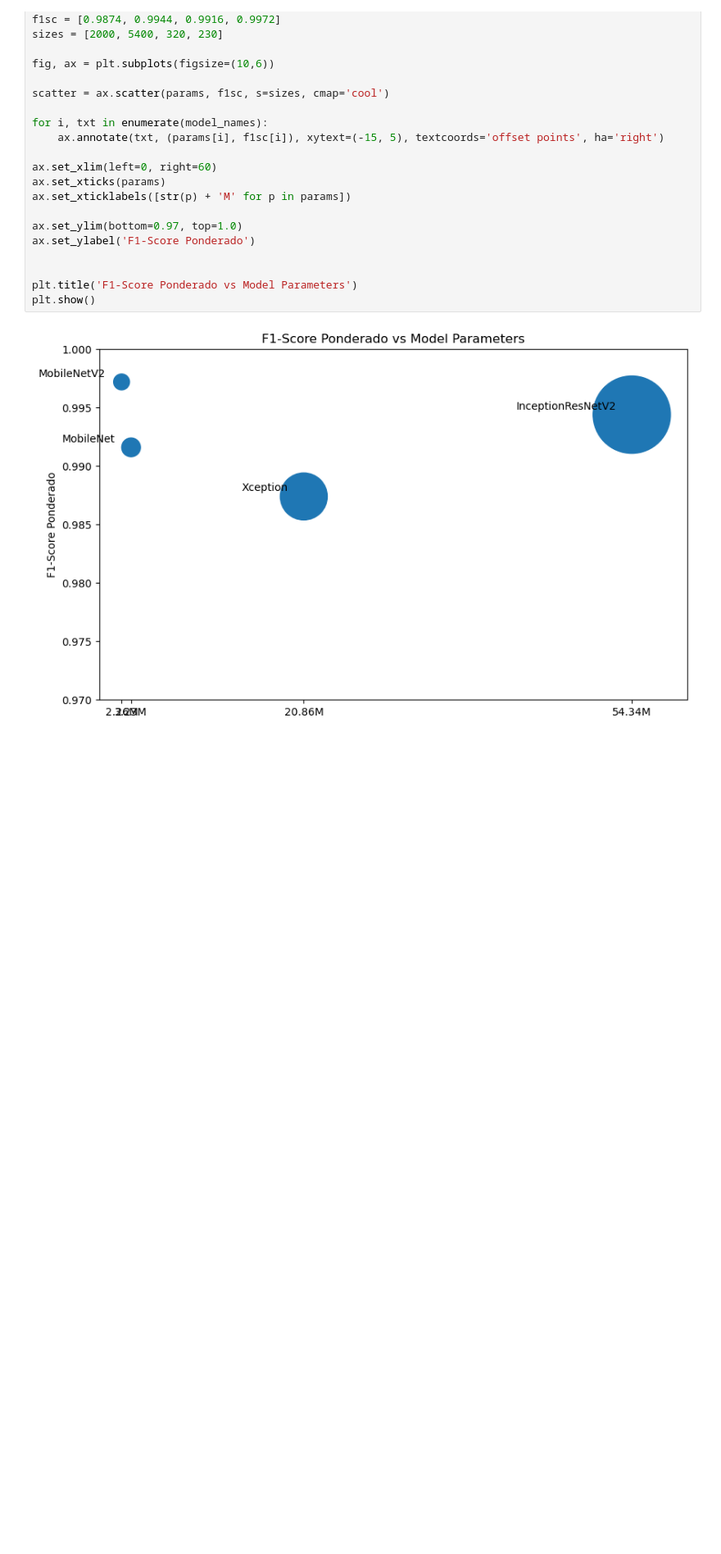
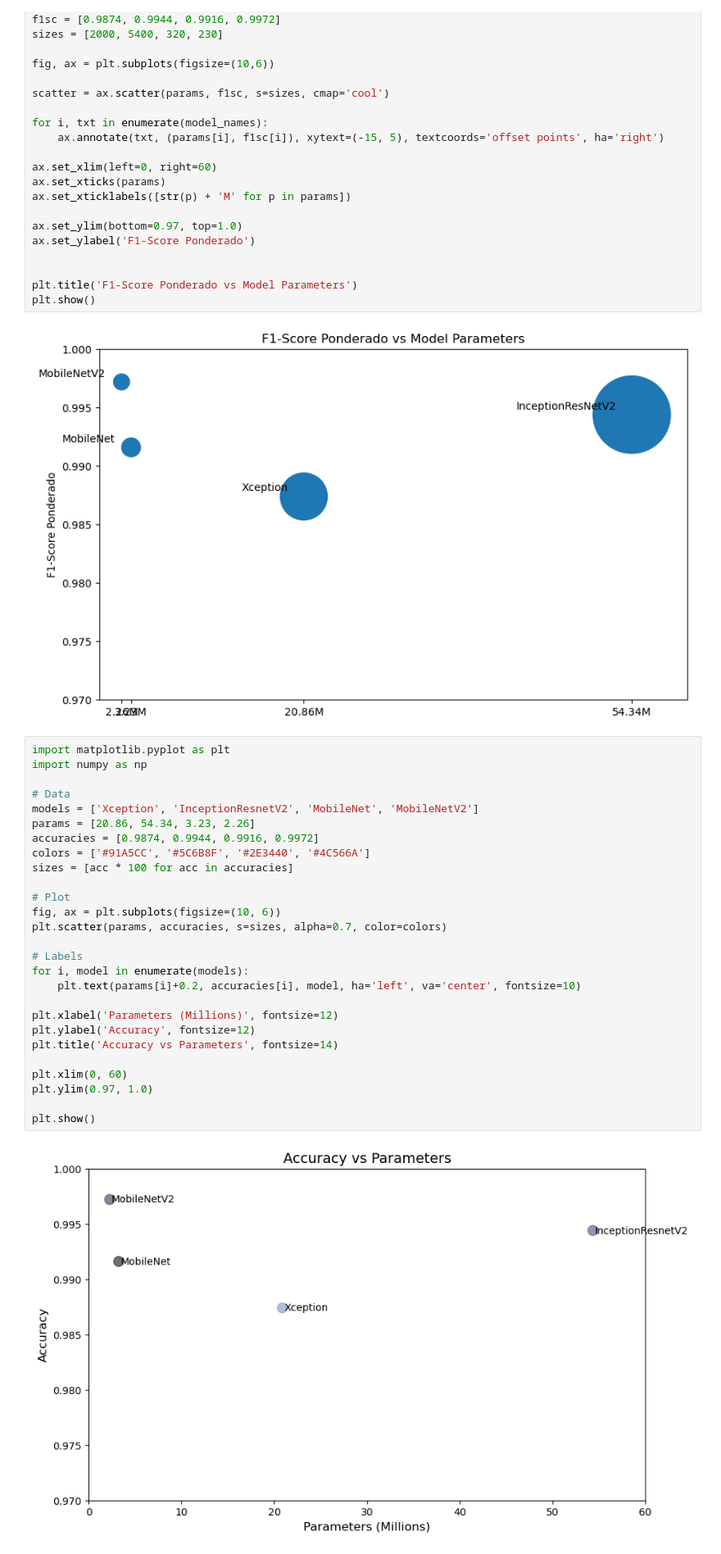
Before and after one commit to d-t-n/quality-inspection-ai-cv-deep-learning, a Jupyter notebook: Model-General-QC-portu-Integrated.ipynb, the cells around one changed output. Shown at 82% size. Saved outputs shown, nothing was run; the diff lists cells and outputs as text; blank space fills up the shorter version.

```diff
--- a/Model-General-QC-portu-Integrated.ipynb
+++ b/Model-General-QC-portu-Integrated.ipynb
@@ -1060,3 +1059,32 @@ plt.title('F1-Score Ponderado vs Model Parameters')
 plt.show()
 # %% [output]
 [figure]
+# %%
+import matplotlib.pyplot as plt
+import numpy as np
+
+# Data
+models = ['Xception', 'InceptionResnetV2', 'MobileNet', 'MobileNetV2']
+params = [20.86, 54.34, 3.23, 2.26]
+accuracies = [0.9874, 0.9944, 0.9916, 0.9972]
+colors = ['#91A5CC', '#5C6B8F', '#2E3440', '#4C566A']
+sizes = [acc * 100 for acc in accuracies]
+
+# Plot
+fig, ax = plt.subplots(figsize=(10, 6))
+plt.scatter(params, accuracies, s=sizes, alpha=0.7, color=colors)
+
+# Labels
+for i, model in enumerate(models):
+    plt.text(params[i]+0.2, accuracies[i], model, ha='left', va='center', fontsize=10)
+
+plt.xlabel('Parameters (Millions)', fontsize=12)
+plt.ylabel('Accuracy', fontsize=12)
+plt.title('Accuracy vs Parameters', fontsize=14)
+
+plt.xlim(0, 60)
+plt.ylim(0.97, 1.0)
+
+plt.show()
+# %% [output]
+[figure, added]
```
Also changed, not shown: parts of 3 cells of this notebook.
